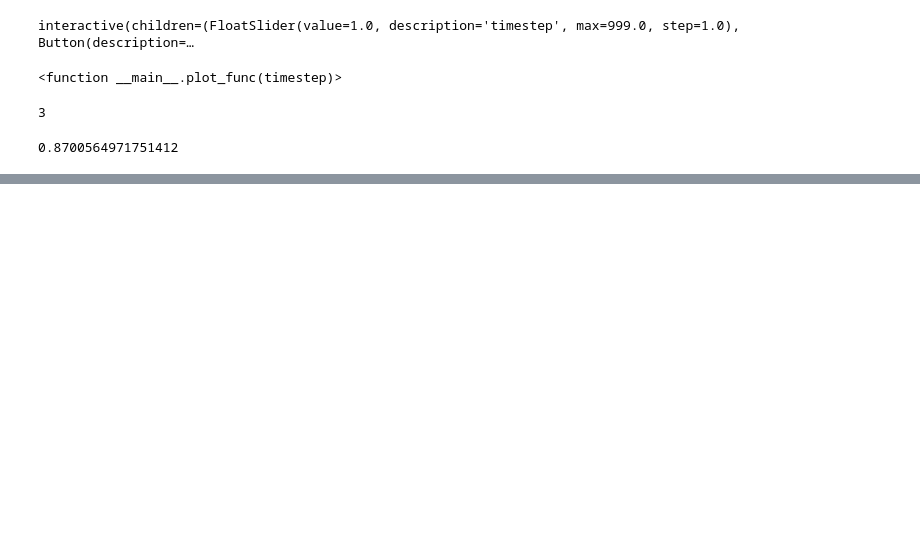
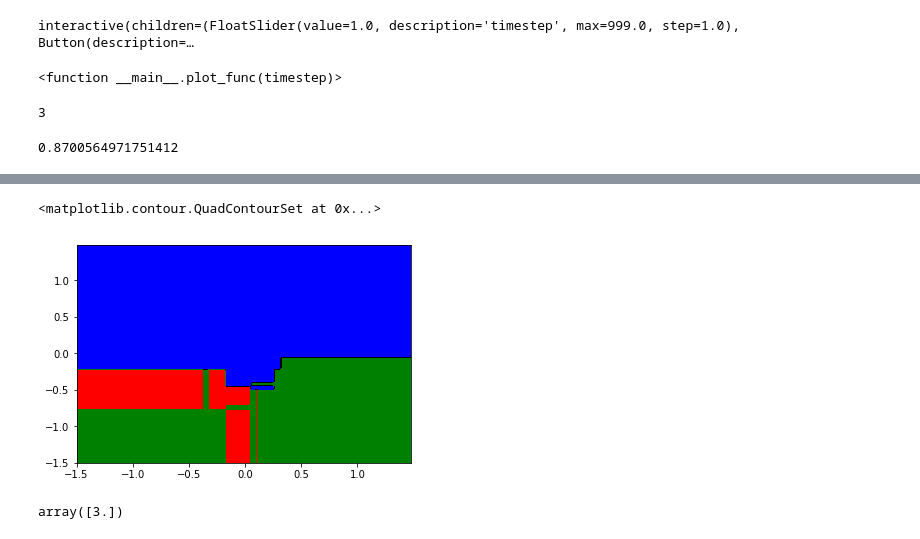
Before and after one commit to domdent/TheGrandTour, a Jupyter notebook: DecisionTree.ipynb, the cells around one changed output, grey strips where cells are left out. Drawn from its saved outputs; the diff is of its cells as text; code cells hidden in the pictures; blank space fills up the shorter version.

Commit message:
working on adding contour plots to neural network, then need too add to full analysis and make a single fn to evaluate all models with slider widget

```diff
--- a/DecisionTree.ipynb
+++ b/DecisionTree.ipynb
@@ -515,13 +515,20 @@ import ipywidgets as widgets
 from ipywidgets import interact, interactive, fixed, interact_manual
 
 xy_points = []
+xarray = []
+yarray = []
 for i in range(100):
+    x = (2 * i - 100) / 100
+    xarray.append(x)
     for j in range(100):
-        x = (2 * i - 100) / 100
         y = (2 * j - 100) / 100
+        yarray.append(y)
         xy_points.append([x, y])
 
+
+xarray = np.asarray(xarray)
 xy_points = np.asarray(xy_points)
+yarray = np.asarray(yarray)
 # %%
 import matplotlib.lines as mlines
 
@@ -599,0 +712,18 @@ classification = classification.astype(int)
+# %%
+x = np.arange(-1.5, 1.5, 0.02)
+y = np.arange(-1.5, 1.5, 0.02)
+xx, yy = np.meshgrid(x, y)
+z = np.zeros((len(y),len(x)))
+
+for i in range(len(x)):
+    for j in range(len(y)):
+        z[i][j] = int(clf.predict([[x[i],y[j]]]))
+
+plt.contourf(xx, yy, z, colors = ("r", "g", "black", "b"), levels = 3)
+# %% [output]
+<matplotlib.contour.QuadContourSet at 0x...>
+[figure, added]
+# %%
+clf.predict([[1,2]])
+# %% [output]
+array([3.])
```
Also changed, not shown: parts of 7 cells of this notebook, 2 other files.
